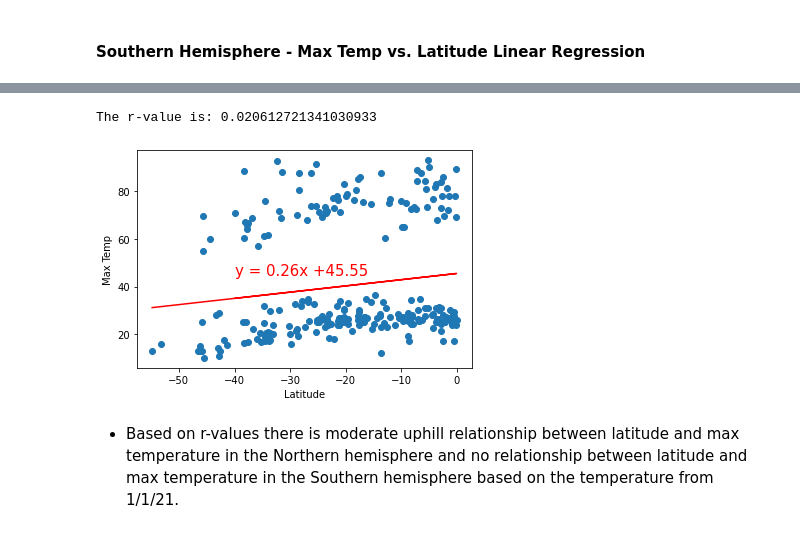
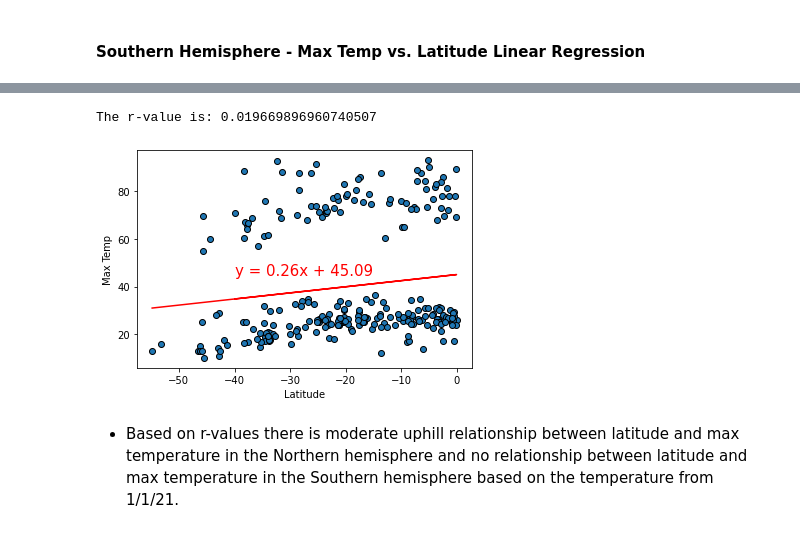
Before and after one commit to nadiarichards/python-api-challenge, a Jupyter notebook: WeatherPy/WeatherPy.ipynb, the cells around one changed output, grey strips where cells are left out. Drawn from its saved outputs; the diff is of its cells as text; code cells hidden in the pictures.

```diff
--- a/WeatherPy/WeatherPy.ipynb
+++ b/WeatherPy/WeatherPy.ipynb
@@ -345,21 +297,10 @@ Name: Lat, Length: 262, dtype: float64
-# %%
-line_eq = "y = " + str(round(slope,2)) + "x +" + str(round(intercept,2))
-plt.scatter(x_south_values, y_south_temp)
-plt.plot(x_south_values,regress_values_south_temp,"r-")
-
-# Label plot and annotate the line equation
-plt.xlabel('Latitude')
-plt.ylabel('Max Temp')
-plt.annotate(line_eq,(-40,45),fontsize=15,color="red")
-
-# Print r value
-print(f"The r-value is: {rvalue**2}")
-
-# Show plot
-plt.show()
-# %% [output]
-The r-value is: 0.020612721341030933
-[figure, removed]
+# %%
+x_values=southern_hemisphere_data['Lat']
+y_values=southern_hemisphere_data['Max Temp']
+plot_linear_regression(x_values,y_values,'Max Temp',(-40,45))
+# %% [output]
+The r-value is: 0.019669896960740507
+[figure, added]
 # %% [markdown]
 * Based on r-values there is moderate uphill relationship between latitude and max temperature in the Northern hemisphere and no relationship between latitude and max temperature in the Southern hemisphere based on the temperature from 1/1/21.
 # %% [markdown]
```
Also changed, not shown: parts of 13 cells of this notebook.
